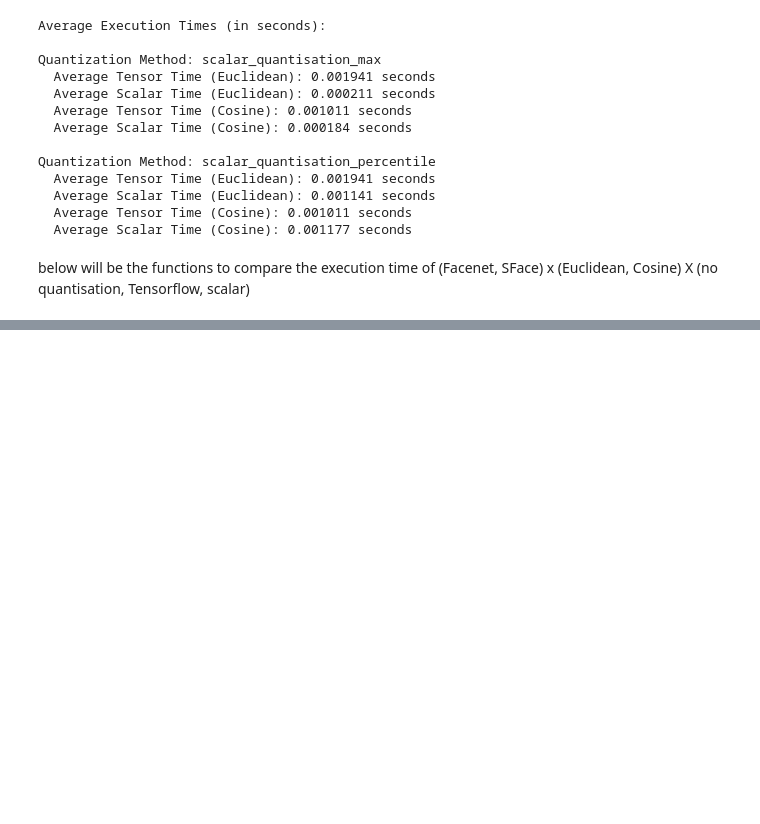
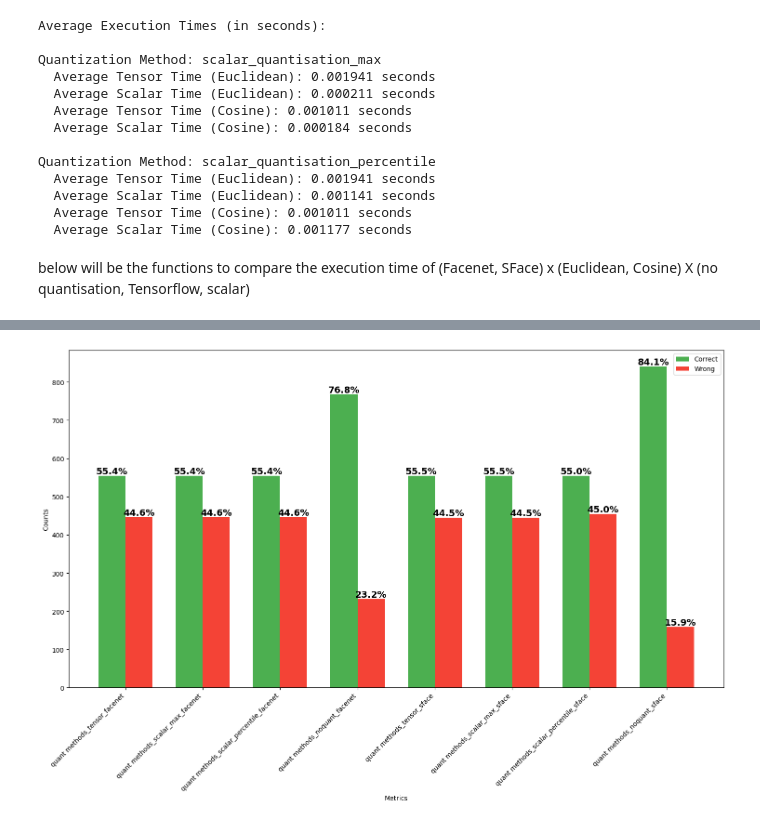
Before and after one commit to mteresapcrf/Seminar-PFFROCD, a Jupyter notebook: quantisation_notebook.ipynb, the cells around one changed output, grey strips where cells are left out. Cells and saved outputs as stored; diff of their text form; code cells hidden in the pictures; blank space fills up the shorter version.

```diff
--- a/quantisation_notebook.ipynb
+++ b/quantisation_notebook.ipynb
@@ -271,0 +265,51 @@ plt.show()
+# %%
+# Extract categories and metrics
+categories = list(data.keys())
+metrics = ['tensor_facenet', 'scalar_max_facenet', 'scalar_percentile_facenet', 'noquant_facenet', 'tensor_sface', 'scalar_max_sface', 'scalar_percentile_sface', 'noquant_sface']
+
+# Initialize lists to hold the bar heights and percentages
+correct_counts = []
+wrong_counts = []
+correct_percentages = []
+wrong_percentages = []
+
+# Calculate counts and percentages for each metric in each category
+for metric in metrics:
+    for category in categories:
+        correct = data[category][f'correct_{metric}']
+        wrong = data[category][f'wrong_{metric}']
+        total = correct + wrong
+        correct_percentage = (correct / total) * 100
+        wrong_percentage = (wrong / total) * 100
+
+        correct_counts.append(correct)
+        wrong_counts.append(wrong)
+        correct_percentages.append(correct_percentage)
+        wrong_percentages.append(wrong_percentage)
+
+# Plotting
+fig, ax = plt.subplots(figsize=(15, 10))
+bar_width = 0.35
+index = np.arange(len(metrics) * len(categories))
+
+# Plot bars for correct and wrong counts
+bars_correct = ax.bar(index, correct_counts, bar_width, label='Correct', color='#4CAF50')
+bars_wrong = ax.bar(index + bar_width, wrong_counts, bar_width, label='Wrong', color='#F44336')
+
+# Annotate bars with percentages
+for bars, percentages, align in zip([bars_correct, bars_wrong], [correct_percentages, wrong_percentages], ['center', 'center']):
+    for bar, percentage in zip(bars, percentages):
+        height = bar.get_height()
+        ax.text(bar.get_x() + bar.get_width() / 2, height, f'{percentage:.1f}%', ha=align, va='bottom', fontsize=14, color='black', weight='bold')
+
+# Customizing the plot
+ax.set_xlabel('Metrics')
+ax.set_ylabel('Counts')
+ax.set_xticks(index + bar_width / 2)
+ax.set_xticklabels([f'{category}_{metric}' for metric in metrics for category in categories], rotation=45, ha='right')
+ax.legend()
+
+plt.tight_layout()
+plt.show()
+# %% [output]
+[figure, added]
```
Also changed, not shown: parts of 9 cells of this notebook, 2 other files.
